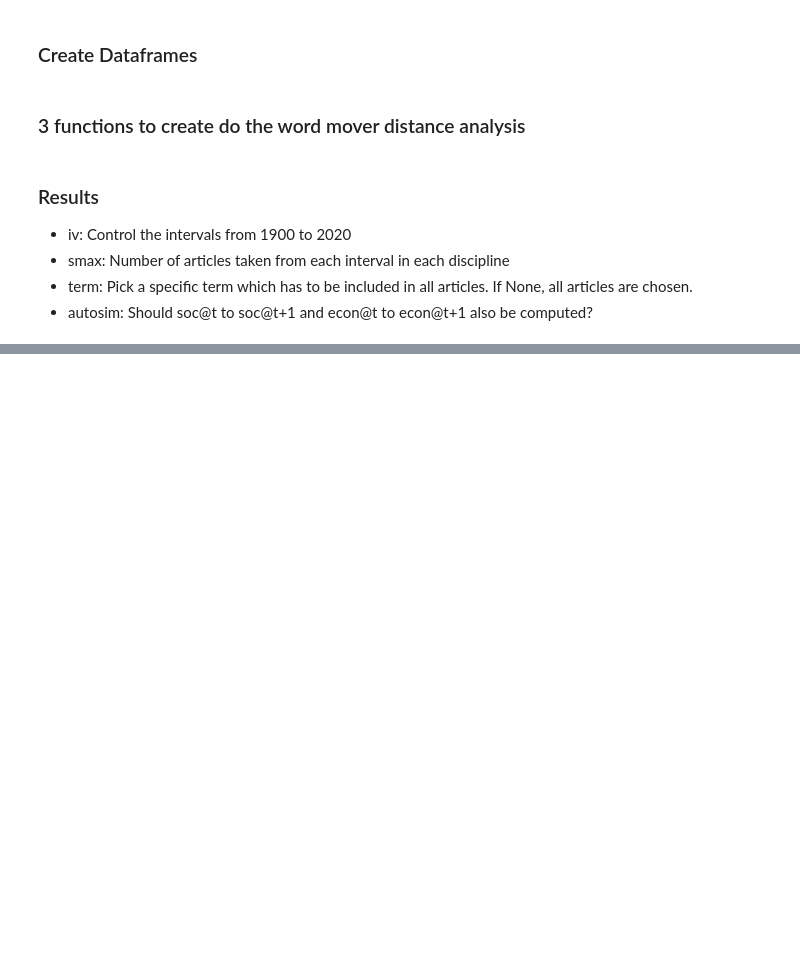
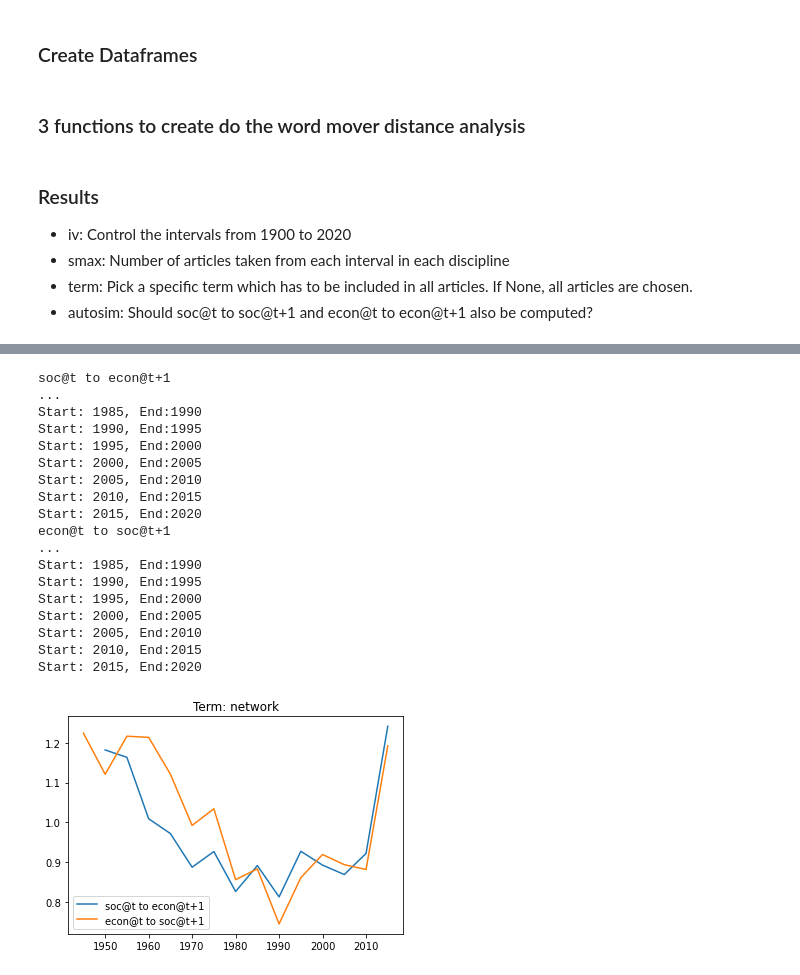
Before and after one commit to amcgail/kk-jstor-sociology, a Jupyter notebook: programming/wordmover distance/wos - wmd.ipynb, the cells around one changed output, grey strips where cells are left out. Drawn from its saved outputs; the diff is of its cells as text; code cells hidden in the pictures; blank space fills up the shorter version.

```diff
--- a/programming/wordmover distance/wos - wmd.ipynb
+++ b/programming/wordmover distance/wos - wmd.ipynb
@@ -149,0 +158,22 @@ Start: 2010, End:2020
+# %%
+plotWMD(iv=5, smax=50, term="network")
+# %% [output]
+soc@t to econ@t+1
+...
+Start: 1985, End:1990
+Start: 1990, End:1995
+Start: 1995, End:2000
+Start: 2000, End:2005
+Start: 2005, End:2010
+Start: 2010, End:2015
+Start: 2015, End:2020
+econ@t to soc@t+1
+...
+Start: 1985, End:1990
+Start: 1990, End:1995
+Start: 1995, End:2000
+Start: 2000, End:2005
+Start: 2005, End:2010
+Start: 2010, End:2015
+Start: 2015, End:2020
+[figure, added]
```
Also changed, not shown: parts of 1 cell of this notebook, 5 other files.
